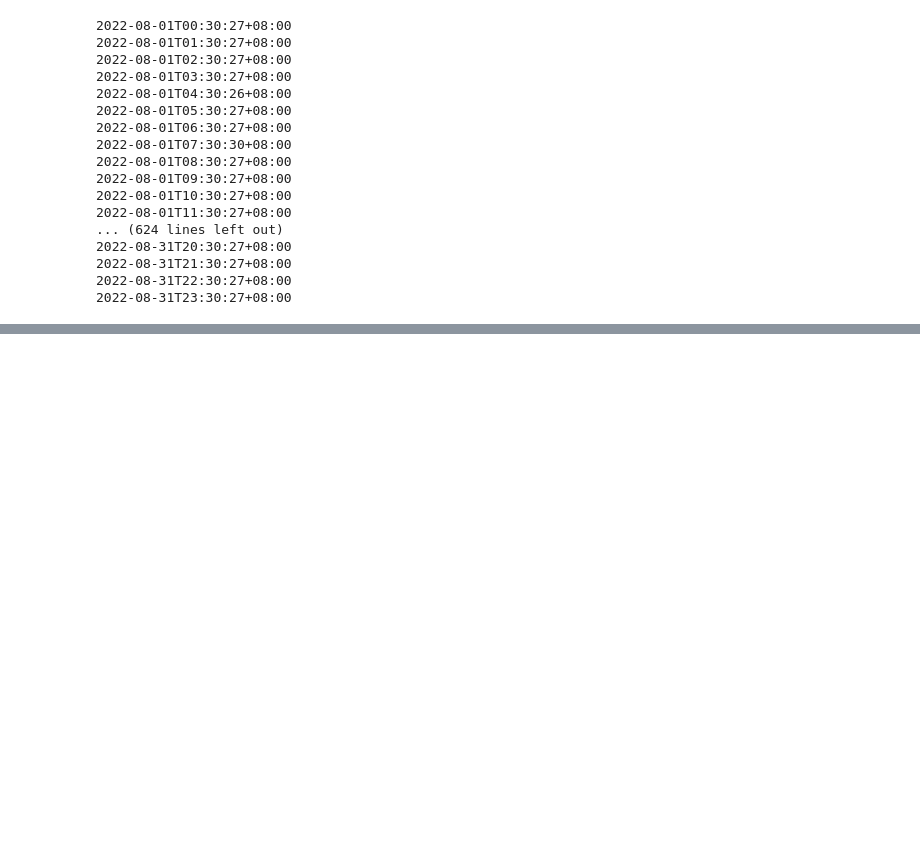
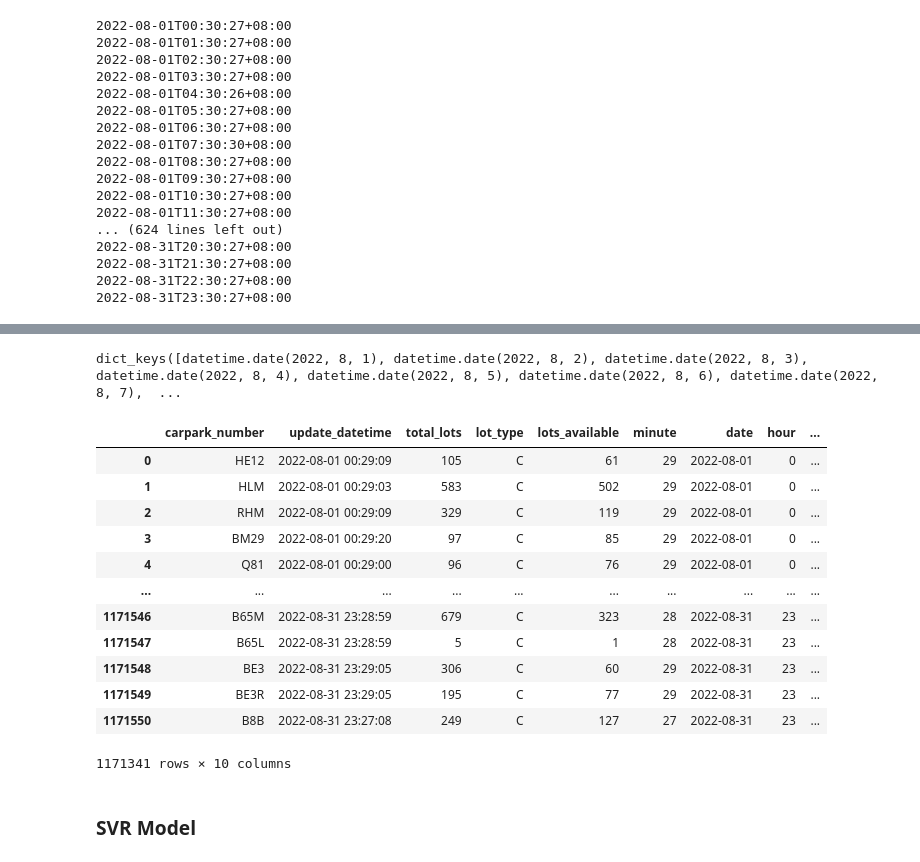
Before and after one commit to R-Ramana/EE4211-Project, a Jupyter notebook: Question 2/EE4211_Group_9_Question_2.ipynb, the cells around one changed output, grey strips where cells are left out. Saved outputs shown, nothing was run; the diff lists cells and outputs as text; code cells hidden in the pictures; blank space fills up the shorter version.

```diff
--- a/Question 2/EE4211_Group_9_Question_2.ipynb
+++ b/Question 2/EE4211_Group_9_Question_2.ipynb
@@ -156,0 +170,3 @@ jul_data_df
+# %%
+aug_data_df = pd.read_csv('8_data_Q2.csv')
+aug_data_df
@@ -159,3 +208,5 @@ jul_data_df.info()
 # %%
 jul_data_df.drop_duplicates(inplace = True, ignore_index = True)
 jul_data_df.info()
+aug_data_df.drop_duplicates(inplace = True, ignore_index = True)
+aug_data_df.info()
@@ -178,0 +261,11 @@ jul_data_df.head()
+# %%
+aug_data_df["update_datetime"] = pd.to_datetime(aug_data_df["update_datetime"])
+aug_data_df["lots_available"] = pd.to_numeric(aug_data_df["lots_available"])
+aug_data_df["total_lots"] = pd.to_numeric(aug_data_df["total_lots"])
+
+aug_data_df["minute"] = aug_data_df["update_datetime"].dt.minute
+aug_data_df["date"] = aug_data_df["update_datetime"].dt.date
+aug_data_df["hour"] = aug_data_df["update_datetime"].dt.hour
+aug_data_df["day"] = aug_data_df["update_datetime"].dt.day
+aug_data_df["percent_lots_available"] = (aug_data_df["lots_available"]/aug_data_df["total_lots"]) * 100
+aug_data_df.head()
@@ -180,0 +311,26 @@ jul_data_df.groupby("date").groups.keys()
+# %%
+aug_data_cleaned = aug_data_df.loc[aug_data_df['date'] >= datetime.date(2022, 8, 1)]
+aug_data_cleaned = aug_data_cleaned.loc[aug_data_df['date'] < datetime.date(2022, 9, 1)]
+aug_data_cleaned.groupby('date').groups.keys()
+# %% [output]
+dict_keys([datetime.date(2022, 8, 1), datetime.date(2022, 8, 2), datetime.date(2022, 8, 3), datetime.date(2022, 8, 4), datetime.date(2022, 8, 5), datetime.date(2022, 8, 6), datetime.date(2022, 8, 7),  ...
+# %%
+# creating bool series True for NaN values
+aug_data_cleaned = aug_data_cleaned.dropna()
+aug_data_cleaned
+# %% [output]
+|  | carpark_number | update_datetime | total_lots | lot_type | lots_available | minute | date | hour | ... |
+| 0 | HE12 | 2022-08-01 00:29:09 | 105 | C | 61 | 29 | 2022-08-01 | 0 | ... |
+| 1 | HLM | 2022-08-01 00:29:03 | 583 | C | 502 | 29 | 2022-08-01 | 0 | ... |
+| 2 | RHM | 2022-08-01 00:29:09 | 329 | C | 119 | 29 | 2022-08-01 | 0 | ... |
+| 3 | BM29 | 2022-08-01 00:29:20 | 97 | C | 85 | 29 | 2022-08-01 | 0 | ... |
+| 4 | Q81 | 2022-08-01 00:29:00 | 96 | C | 76 | 29 | 2022-08-01 | 0 | ... |
+| ... | ... | ... | ... | ... | ... | ... | ... | ... | ... |
+| 1171546 | B65M | 2022-08-31 23:28:59 | 679 | C | 323 | 28 | 2022-08-31 | 23 | ... |
+| 1171547 | B65L | 2022-08-31 23:28:59 | 5 | C | 1 | 28 | 2022-08-31 | 23 | ... |
+| 1171548 | BE3 | 2022-08-31 23:29:05 | 306 | C | 60 | 29 | 2022-08-31 | 23 | ... |
+| 1171549 | BE3R | 2022-08-31 23:29:05 | 195 | C | 77 | 29 | 2022-08-31 | 23 | ... |
+| 1171550 | B8B | 2022-08-31 23:27:08 | 249 | C | 127 | 27 | 2022-08-31 | 23 | ... |
+1171341 rows × 10 columns
+# %% [markdown]
+### SVR Model
```
Also changed, not shown: parts of 31 cells of this notebook.
